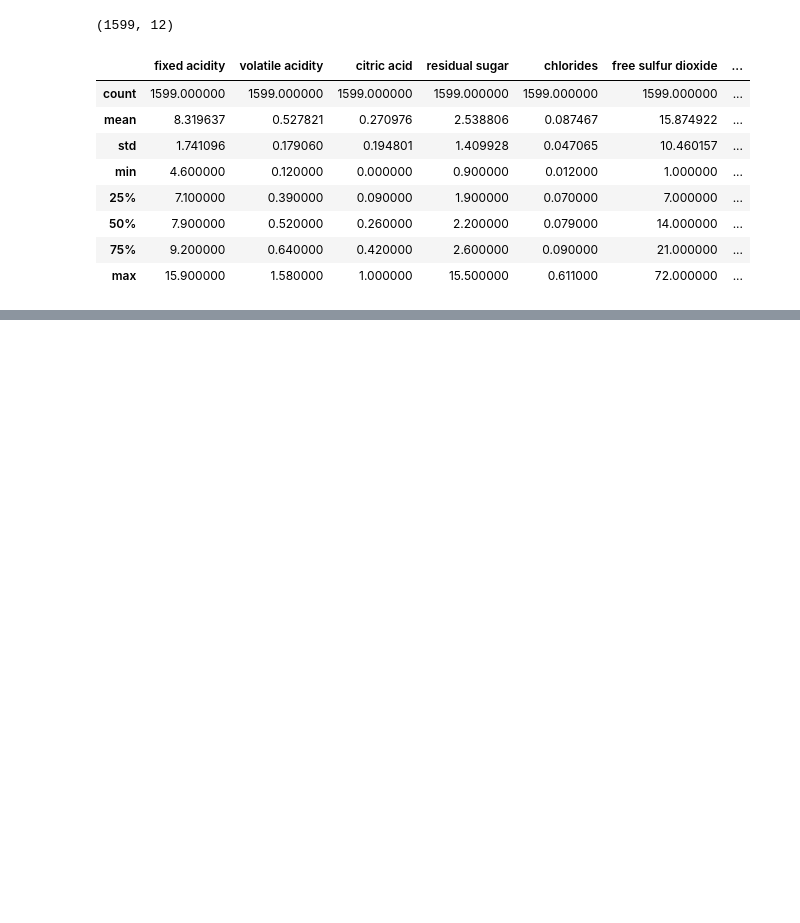
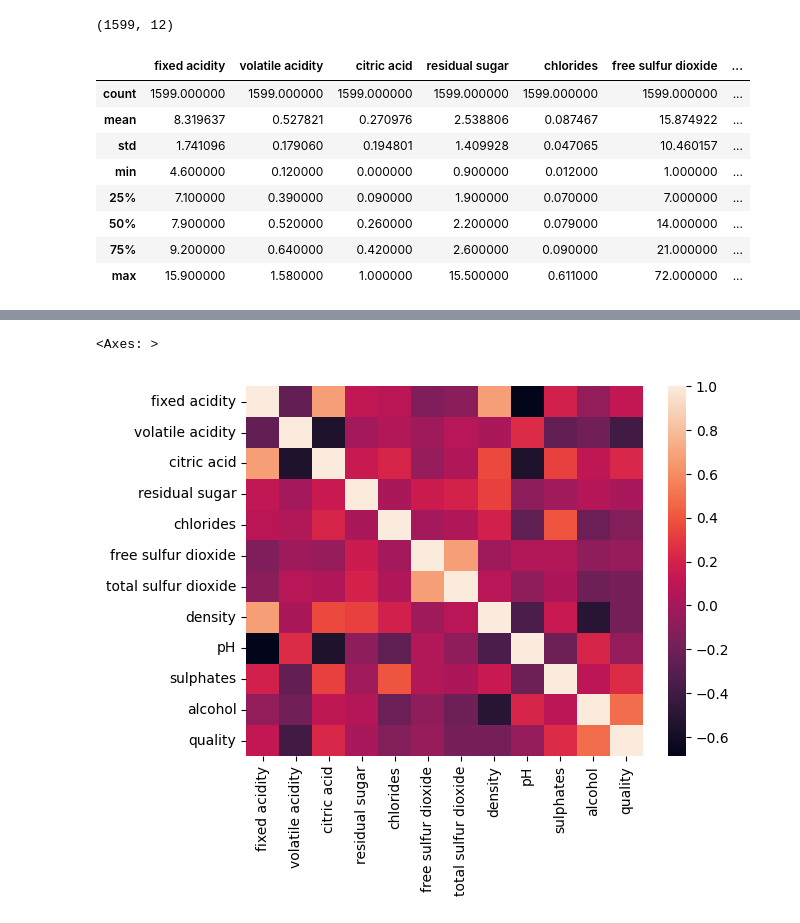
Before and after one commit to venkat-yalamanchili/EDA, a Jupyter notebook: 1. Red_wine_dataset.ipynb, the cells around one changed output, grey strips where cells are left out. Cells and saved outputs as stored; diff of their text form; code cells hidden in the pictures; blank space fills up the shorter version.

```diff
--- a/1. Red_wine_dataset.ipynb
+++ b/1. Red_wine_dataset.ipynb
@@ -52,0 +116,2 @@ df.describe()
+# %%
+df.drop_duplicates(inplace=True) #inplace=true changes the dataframe permenantly
@@ -52,0 +139,5 @@ df.describe()
+# %%
+sns.heatmap(df.corr())
+# %% [output]
+<Axes: >
+[figure, added]
```
Also changed, not shown: parts of 19 cells of this notebook, 2 other files.
